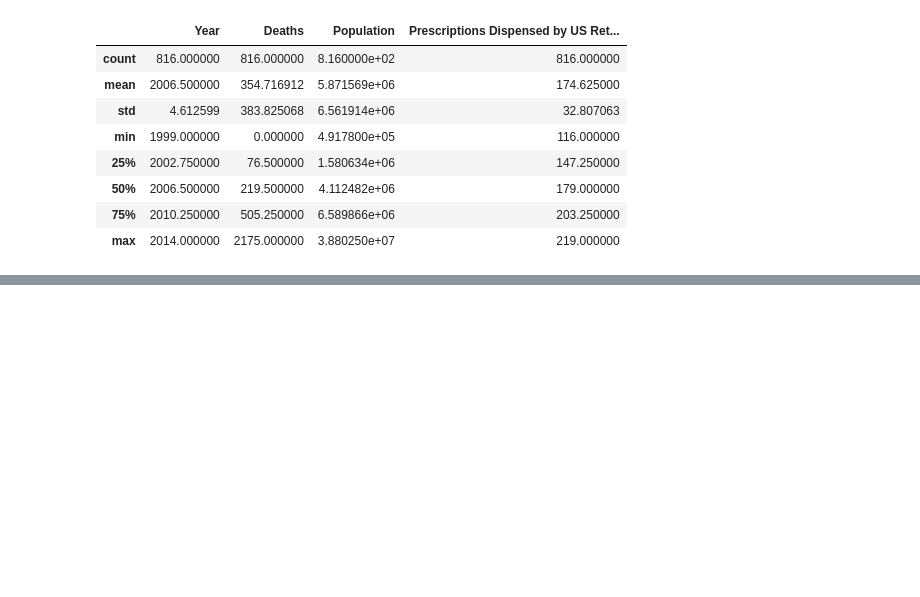
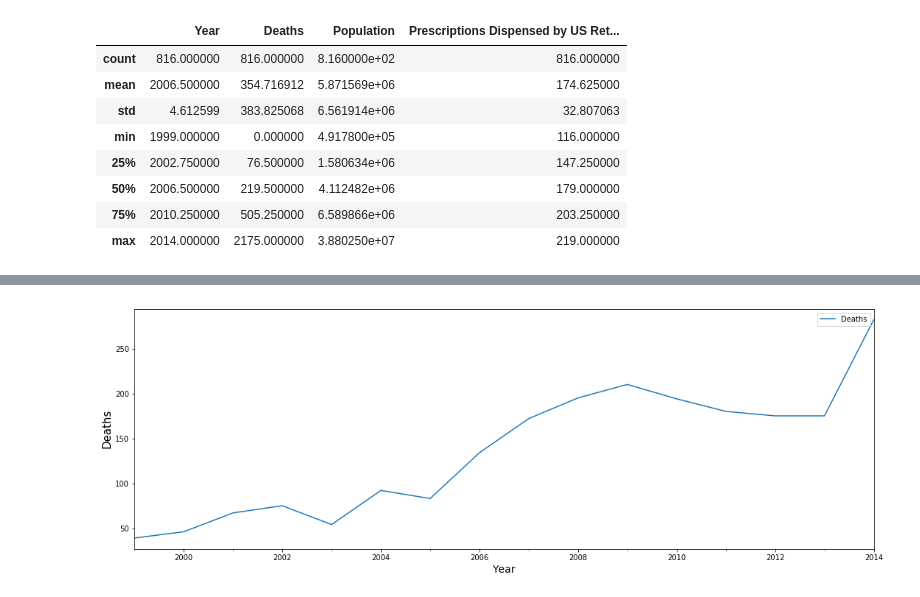
Before and after one commit to Cristinamulas/Final_Project, a Jupyter notebook: Time Series .ipynb, the cells around one changed output, grey strips where cells are left out. Cells and saved outputs as stored; diff of their text form; code cells hidden in the pictures; blank space fills up the shorter version.

```diff
--- a/Time Series .ipynb
+++ b/Time Series .ipynb
@@ -148,6 +145,0 @@ df_Alabama
-# %%
-df_Alabama = df_sub.iloc[ 0: 16 , :]
-df_Alabama = df_Alabama[[ 'Year' , 'Deaths']]
-df_Alabama
-# df_Alabama.head()
-# len(df_Alabama)
@@ -197,0 +146,10 @@ df_Alabama_try
+# %%
+def convert_to_dt(row):
+    dt = datetime.datetime(row.Year, 1, 1)
+    return dt
+# %%
+df_Alabama.Year = df_Alabama.apply(convert_to_dt, axis=1)
+# df_Alabama.info()
+# df_Alabama = df_Alabama.set_index('Year', inplace=True)
+# df_Alabama.head()
+df_Alabama
@@ -197,0 +176,10 @@ df_Alabama_try
+# %%
+df_Alabama.set_index('Year', inplace = True)
+# %%
+df_Alabama.plot(figsize=(18,6))
+plt.xlabel('Year', fontsize=14)
+plt.ylabel('Deaths', fontsize = 15)
+plt.show()
+# this grap looks exponential
+# %% [output]
+[figure, added]
```
Also changed, not shown: parts of 17 cells of this notebook.
